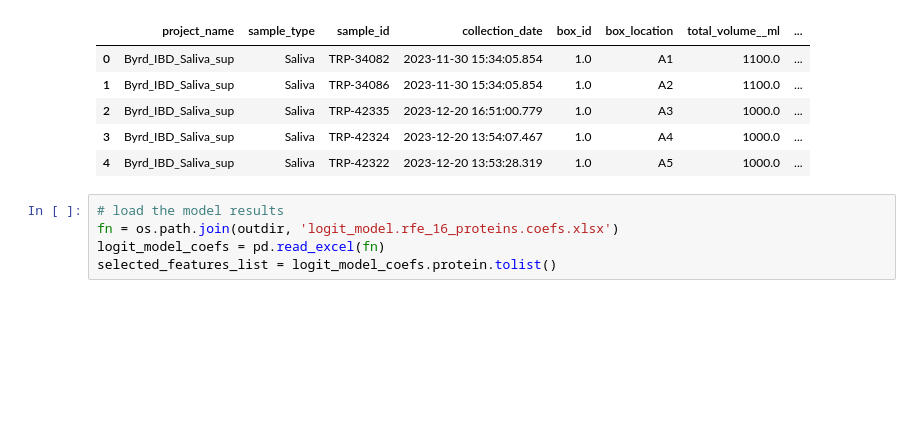
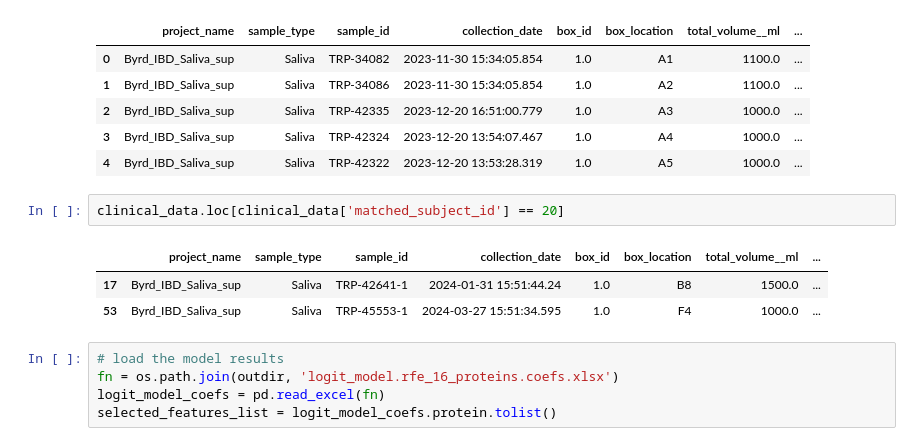
Before and after one commit to VCU-Bioinformatics-Core/20241011.kevin_byrd.ibd_nulisa, a Jupyter notebook: workflow/specimen_focused/cd_versus_uc/logit_post_analysis.py.ipynb, the cells around one changed output. Saved outputs shown, nothing was run; the diff lists cells and outputs as text; blank space fills up the shorter version.

```diff
--- a/workflow/specimen_focused/cd_versus_uc/logit_post_analysis.py.ipynb
+++ b/workflow/specimen_focused/cd_versus_uc/logit_post_analysis.py.ipynb
@@ -70,6 +70,12 @@ clinical_data.head()
 | 2 | Byrd_IBD_Saliva_sup | Saliva | TRP-42335 | 2023-12-20 16:51:00.779 | 1.0 | A3 | 1000.0 | ... |
 | 3 | Byrd_IBD_Saliva_sup | Saliva | TRP-42324 | 2023-12-20 13:54:07.467 | 1.0 | A4 | 1000.0 | ... |
 | 4 | Byrd_IBD_Saliva_sup | Saliva | TRP-42322 | 2023-12-20 13:53:28.319 | 1.0 | A5 | 1000.0 | ... |
+# %%
+clinical_data.loc[clinical_data['matched_subject_id'] == 20]
+# %% [output]
+|  | project_name | sample_type | sample_id | collection_date | box_id | box_location | total_volume__ml | ... |
+| 17 | Byrd_IBD_Saliva_sup | Saliva | TRP-42641-1 | 2024-01-31 15:51:44.24 | 1.0 | B8 | 1500.0 | ... |
+| 53 | Byrd_IBD_Saliva_sup | Saliva | TRP-45553-1 | 2024-03-27 15:51:34.595 | 1.0 | F4 | 1000.0 | ... |
 # %%
 # load the model results
 fn = os.path.join(outdir, 'logit_model.rfe_16_proteins.coefs.xlsx')
```
Also changed, not shown: parts of 9 cells of this notebook, 13 other files.
